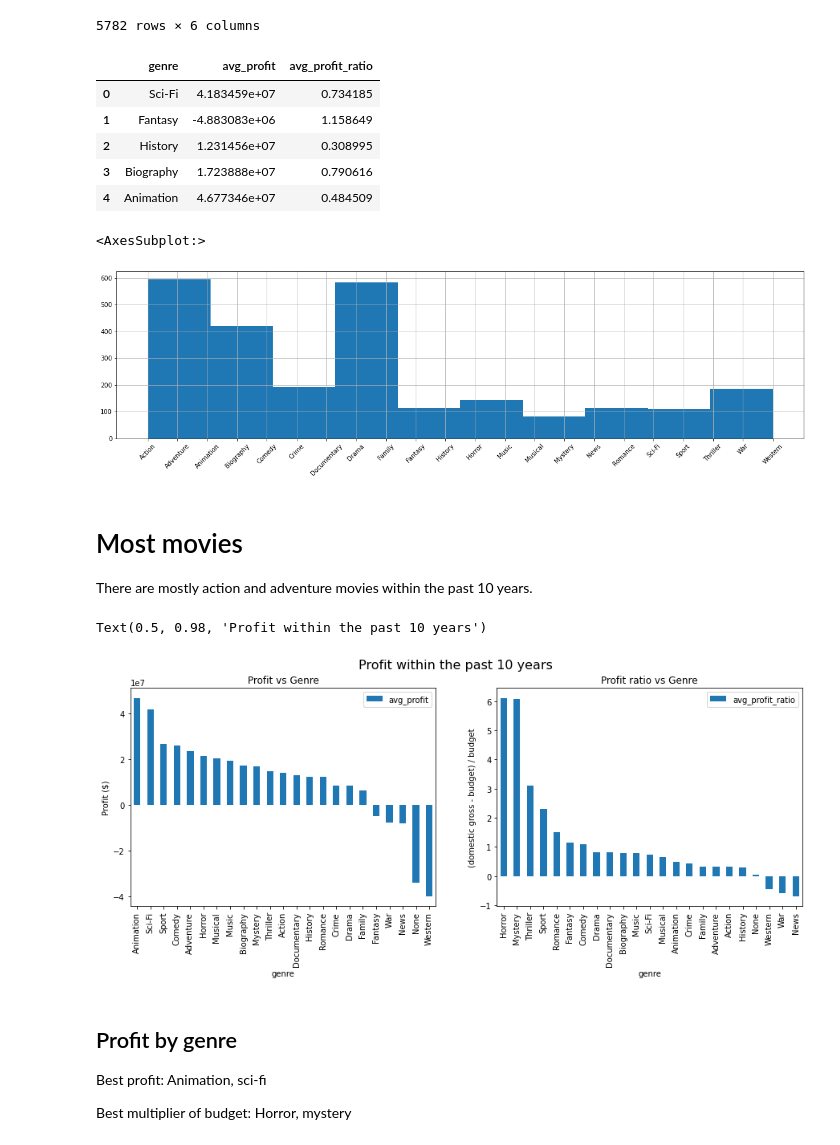
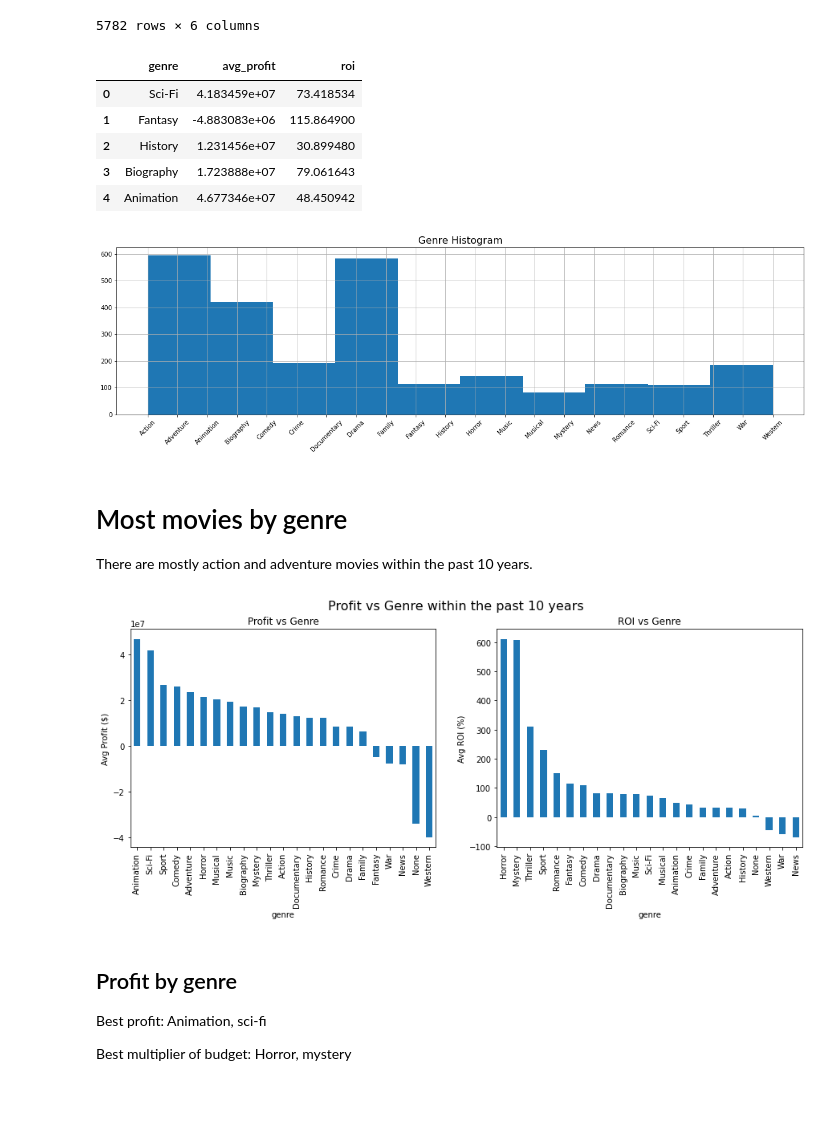
Before and after one commit to Jasperino64/dsc-phase-1-project-v2-4, a Jupyter notebook: project.ipynb, the cells around one changed output. Cells and saved outputs as stored; diff of their text form; code cells hidden in the pictures; blank space fills up the shorter version.

Commit message:
Fix labels and titles

```diff
--- a/project.ipynb
+++ b/project.ipynb
@@ -73,11 +73,11 @@ budgetsdf
 5782 rows × 6 columns
 # %%
 # bom.head()
-# Calculate profit and profit ratio per movie (profit/budget)
+# Calculate profit and ROI per movie (profit/budget)
 
 q = """
 SELECT (budgets.domestic_gross - production_budget) AS profit,
-(budgets.domestic_gross - production_budget) / production_budget AS profit_ratio,
+((budgets.domestic_gross - production_budget) / production_budget) * 100 AS roi,
 genres, m.movie_id, b.title AS title
 FROM moviesdf AS m
 JOIN bomdf AS b
@@ -87,46 +87,47 @@ ON budgets.movie = b.title
 """
 rawdf = pysqldf(q)
 rawdf.head()
-split_rawdf = rawdf.set_index(['title', 'movie_id', 'profit', 'profit_ratio']).apply(lambda x: x.str.split(',').explode()).reset_index()
+split_rawdf = rawdf.set_index(['title', 'movie_id', 'profit', 'roi']).apply(lambda x: x.str.split(',').explode()).reset_index()
 # %%
 
-q2 = """SELECT genres AS genre, AVG(profit) AS avg_profit, AVG(profit_ratio) AS avg_profit_ratio
+q2 = """SELECT genres AS genre, AVG(profit) AS avg_profit, AVG(roi)  AS roi
 FROM split_rawdf
 GROUP BY genre
 ORDER BY profit DESC"""
 df = pysqldf(q2)
 df.head()
 # %% [output]
-|  | genre | avg_profit | avg_profit_ratio |
-| 0 | Sci-Fi | 4.183459e+07 | 0.734185 |
-| 1 | Fantasy | -4.883083e+06 | 1.158649 |
-| 2 | History | 1.231456e+07 | 0.308995 |
-| 3 | Biography | 1.723888e+07 | 0.790616 |
-| 4 | Animation | 4.677346e+07 | 0.484509 |
+|  | genre | avg_profit | roi |
+| 0 | Sci-Fi | 4.183459e+07 | 73.418534 |
+| 1 | Fantasy | -4.883083e+06 | 115.864900 |
+| 2 | History | 1.231456e+07 | 30.899480 |
+| 3 | Biography | 1.723888e+07 | 79.061643 |
+| 4 | Animation | 4.677346e+07 | 48.450942 |
 # %%
-split_rawdf['genres'].sort_values().hist(figsize=(20,5), xrot=45)
+ax = split_rawdf['genres'].sort_values().hist(figsize=(20,5), xrot=45)
+ax.set_title('Genre Histogram', fontsize=16);
 # %% [output]
-<AxesSubplot:>
-[figure, old version]
+[figure, new version]
 # %% [markdown]
-# Most  movies
+# Most  movies by genre
 There are mostly action and adventure movies within the past 10 years.
 # %%
 # Bar charts showing profit vs genre
 fig, (ax1, ax2) = plt.subplots(1,2)
 df.sort_values('avg_profit', inplace=True, ascending=False)
 df.plot.bar(x='genre', y='avg_profit', ax=ax1, figsize=(15,5));
-df.sort_values('avg_profit_ratio', inplace=True, ascending=False)
-df.plot.bar(x='genre', y='avg_profit_ratio', ax=ax2)
+df.sort_values('roi', inplace=True, ascending=False)
+df.plot.bar(x='genre', y='roi', ax=ax2)
 ax1.set_title('Profit vs Genre')
-ax2.set_title('Profit ratio vs Genre')
-ax1.set_ylabel('Profit ($)')
-ax2.set_ylabel('(domestic gross - budget) / budget')
+ax2.set_title('ROI vs Genre')
+ax1.set_ylabel('Avg Profit ($)')
+ax2.set_ylabel('Avg ROI (%)')
+ax1.get_legend().remove()
+ax2.get_legend().remove()
 
-fig.suptitle('Profit within the past 10 years',fontsize=16)
+fig.suptitle('Profit vs Genre within the past 10 years',fontsize=16);
 # %% [output]
-Text(0.5, 0.98, 'Profit within the past 10 years')
-[figure, old version]
+[figure, new version]
 # %% [markdown]
   ## Profit by genre
   Best profit: Animation, sci-fi
```
Also changed, not shown: parts of 12 cells of this notebook.
